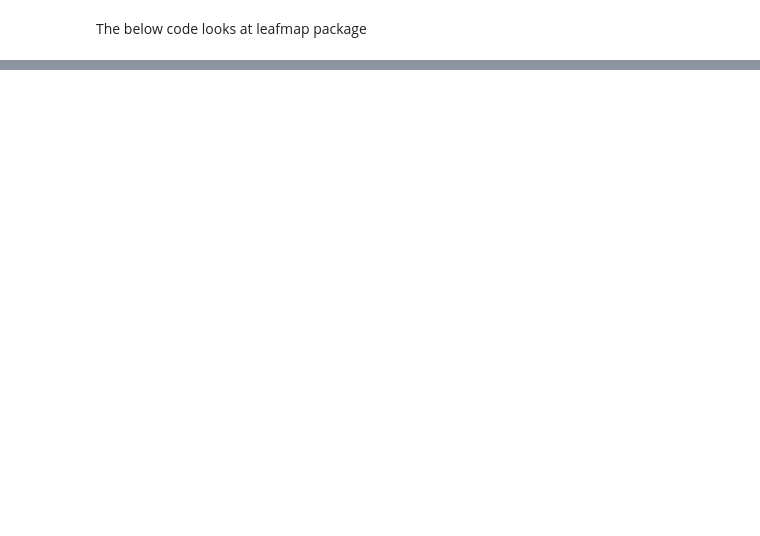
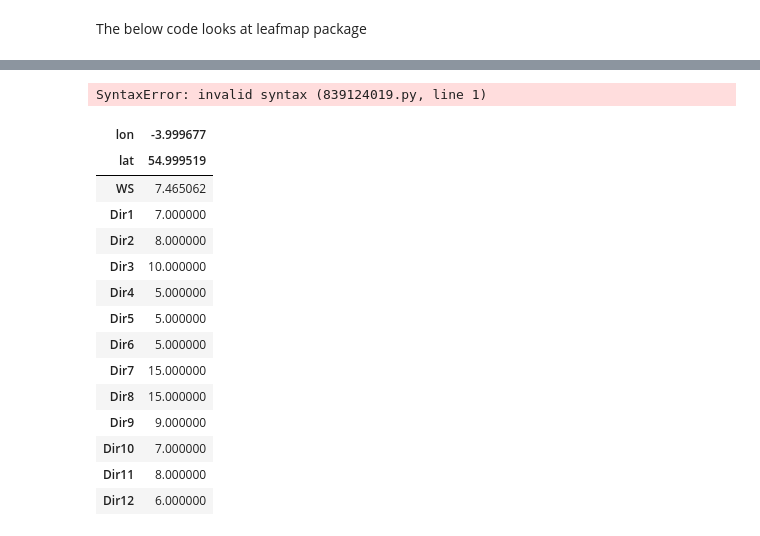
Before and after one commit to mdavid800/Dash_Riotiler_Titiler, a Jupyter notebook: DashLeaflet_RioTiler_TiTiler.ipynb, the cells around one changed output, grey strips where cells are left out. Saved outputs shown, nothing was run; the diff lists cells and outputs as text; code cells hidden in the pictures; blank space fills up the shorter version.

```diff
--- a/DashLeaflet_RioTiler_TiTiler.ipynb
+++ b/DashLeaflet_RioTiler_TiTiler.ipynb
@@ -167,0 +121,4 @@ def create_onedrive_directdownload (onedrive_link):
+# %%
+dataDIR = r"C:\Users\mdavi\OneDrive\Documents\GitHub\Dash_Riotiler_Titiler\Resource_Files\GBR_wind-speed_100m_Rast3.nc"
+DS = xr.open_dataset(dataDIR)
+DS
@@ -167,0 +136,20 @@ def create_onedrive_directdownload (onedrive_link):
+# %%
+# x = DS.assign(Dir1 = (DS["WS"]-DS["WS"]) +7,
+#                 Dir2=(DS["WS"]-DS["WS"]) +8,
+#                 Dir3 = (DS["WS"]-DS["WS"]) + 10,
+#                 Dir4 = (DS["WS"]-DS["WS"]) + 5,
+#                 Dir5= (DS["WS"]-DS["WS"]) + 5,
+#                 Dir6 = (DS["WS"]-DS["WS"]) + 5,
+#                 Dir7 = (DS["WS"]-DS["WS"]) + 15,
+#                 Dir8 = (DS["WS"]-DS["WS"]) + 15,
+#                 Dir9 = (DS["WS"]-DS["WS"]) + 9,
+#                 Dir10 = (DS["WS"]-DS["WS"]) + 7,
+#                 Dir11 = (DS["WS"]-DS["WS"]) + 8,
+#                 Dir12 = (DS["WS"]-DS["WS"]) + 6
+#
+x = DS.assign({'freq':(['Sector'], [7,8,10,5,5,5,15,15,9,7,8,6],
+                         {'units': 'deg',
+                          'long_name':'Direction Sector'})})
+
+# define coordinates
+coords = ({'Sector': (['Sector'], [0,1,2,3,4,5,6,7,8,9,10,11,12])})
@@ -167,0 +170,26 @@ def create_onedrive_directdownload (onedrive_link):
+# %%
+x.to_netcdf(r"C:\Users\mdavi\OneDrive\Documents\GitHub\Dash_Riotiler_Titiler\Resource_Files\GBR_wind-speed_100m_testDir.nc", "w",encoding={ "gzip", "compression_opts": 9})
+# %% [output]
+SyntaxError: invalid syntax (839124019.py, line 1)
+# %%
+b = x.sel(lon=[-4], lat=[55], method="nearest")
+# %%
+df = b.to_dataframe()
+df = df.T
+df
+# %% [output]
+| lon | -3.999677 |
+| lat | 54.999519 |
+| WS | 7.465062 |
+| Dir1 | 7.000000 |
+| Dir2 | 8.000000 |
+| Dir3 | 10.000000 |
+| Dir4 | 5.000000 |
+| Dir5 | 5.000000 |
+| Dir6 | 5.000000 |
+| Dir7 | 15.000000 |
+| Dir8 | 15.000000 |
+| Dir9 | 9.000000 |
+| Dir10 | 7.000000 |
+| Dir11 | 8.000000 |
+| Dir12 | 6.000000 |
```
Also changed, not shown: parts of 11 cells of this notebook, 4 other files.
